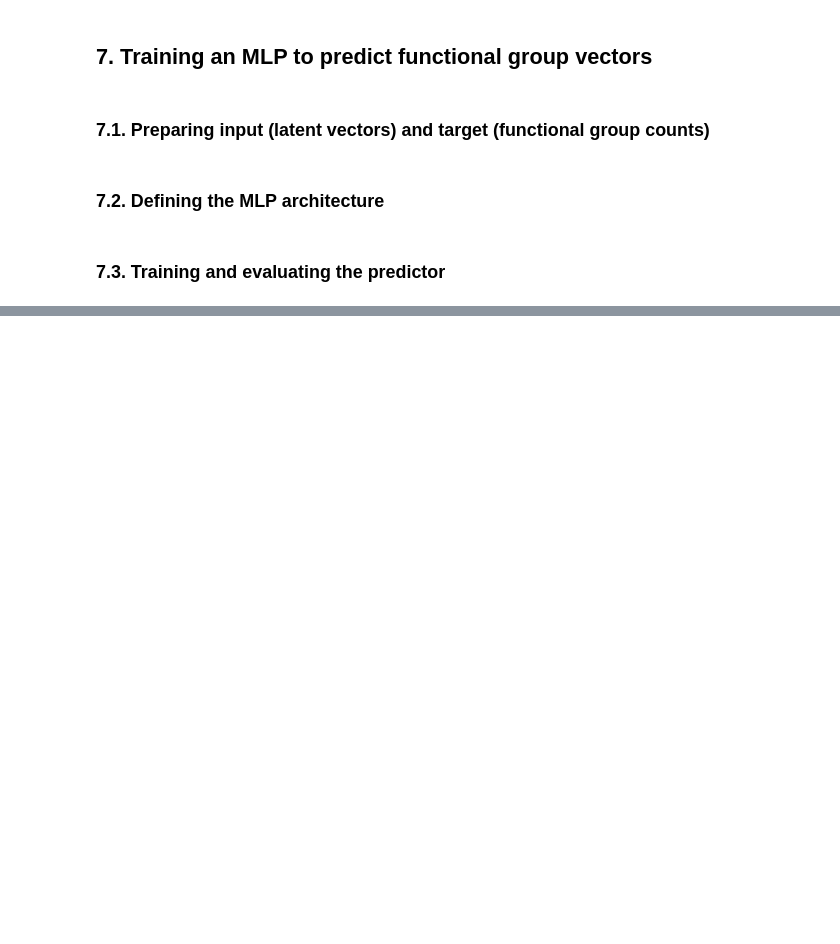
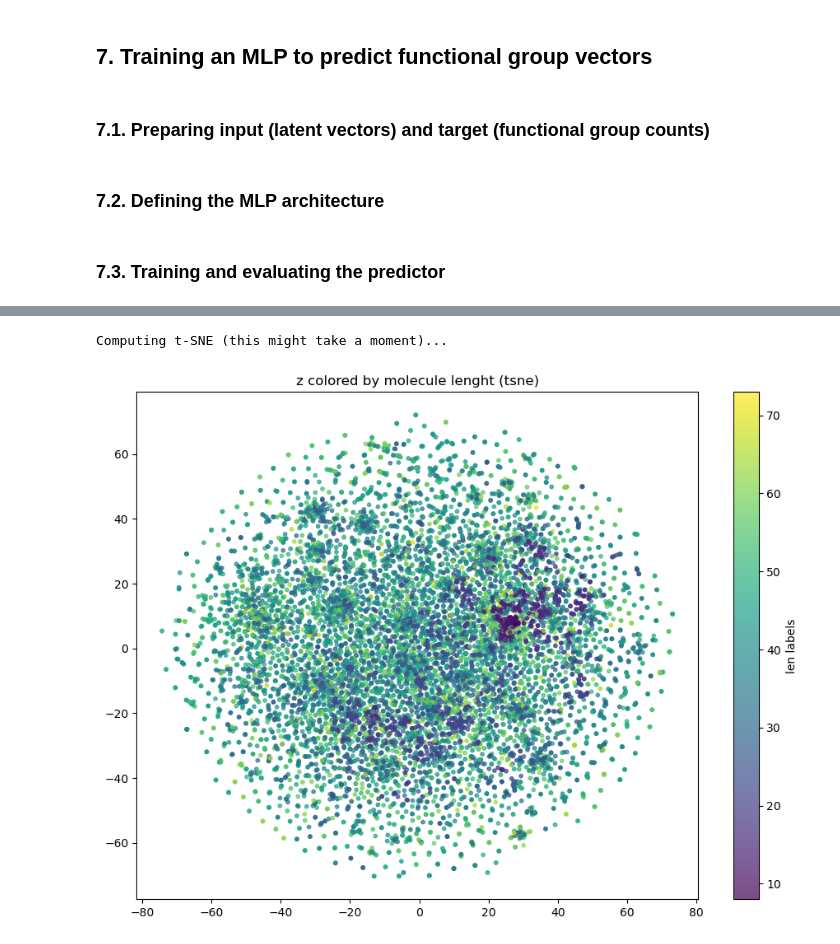
Before and after one commit to JanAndrzejewski050/Molecular-Spectro-Latent-Modeling, a Jupyter notebook: selfies_intro.ipynb, the cells around one changed output, grey strips where cells are left out. Cells and saved outputs as stored; diff of their text form; code cells hidden in the pictures; blank space fills up the shorter version.

```diff
--- a/selfies_intro.ipynb
+++ b/selfies_intro.ipynb
@@ -1388,0 +1584,14 @@ Jakie fizyczne aleznosci potencjalnie dałoby się wyizolować z tych latentow
+# %%
+# t-SNE Visualization
+print("Computing t-SNE (this might take a moment)...")
+# We use perplexity=30 as a standard starting point for molecular data
+pca_z_tsne = TSNE(n_components=2, perplexity=30, random_state=42).fit_transform(z_sample)
+
+plt.figure(figsize=(11,8))
+plt.scatter(pca_z_tsne[:, 0], pca_z_tsne[:, 1], c=len_labels, cmap='viridis', alpha=0.7, s=10)
+plt.title(label='z colored by molecule lenght (tsne)')
+plt.colorbar(label='len labels')
+plt.show()
+# %% [output]
+Computing t-SNE (this might take a moment)...
+[figure, added]
```
Also changed, not shown: parts of 15 cells of this notebook.
